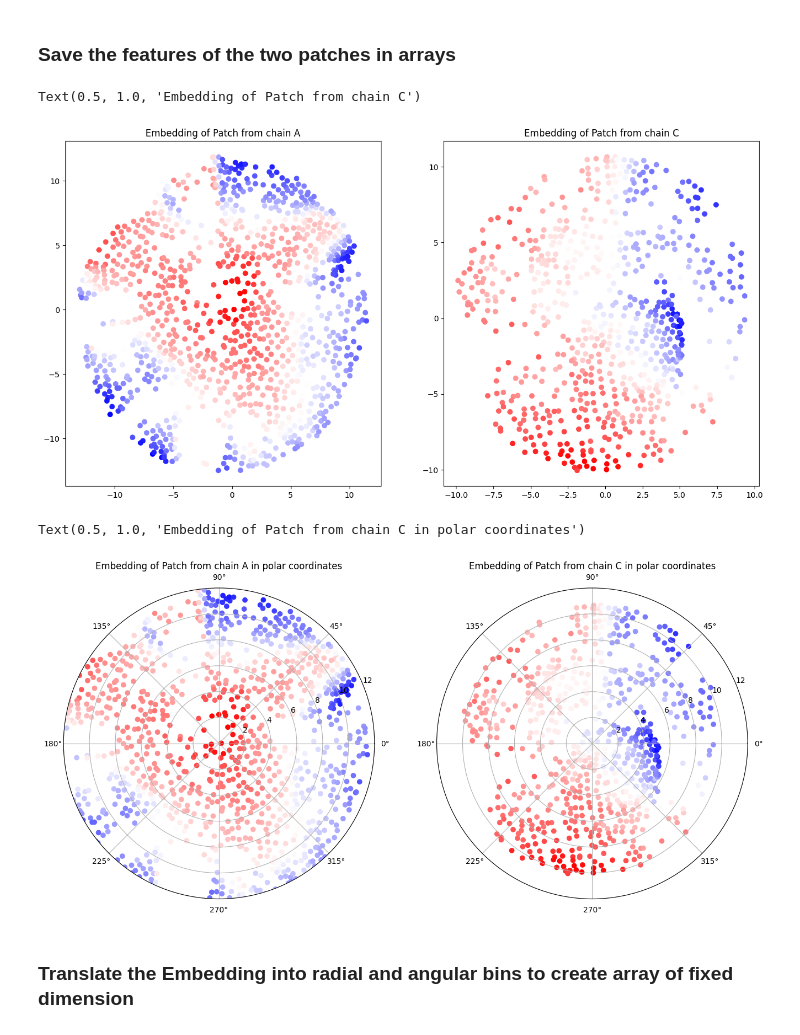
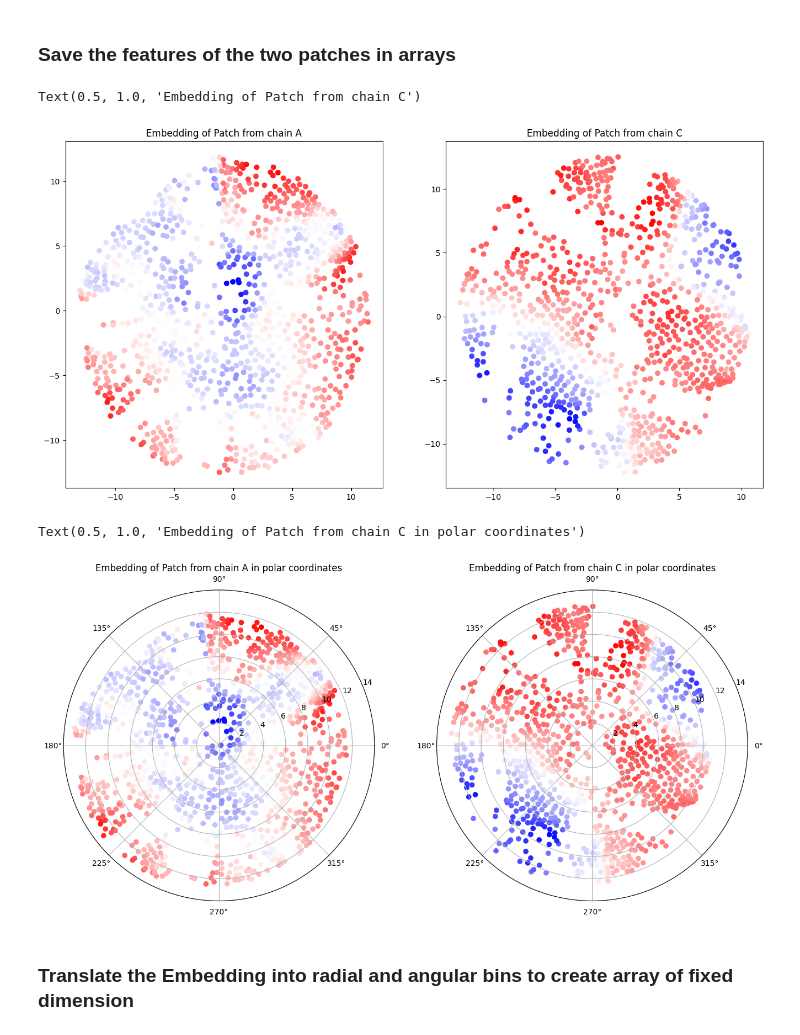
Before and after one commit to DavidGraber/protein_surface_modelling, a Jupyter notebook: main.ipynb, the cells around one changed output. Saved outputs shown, nothing was run; the diff lists cells and outputs as text; code cells hidden in the pictures.

```diff
--- a/main.ipynb
+++ b/main.ipynb
@@ -104,7 +105,7 @@ colors_C[center_C] = green
 #np.save('chain_C_patch_' + str(center_C) + '.npy', patch_C)
 # %%
 patch_A = np.load('chain_A_patch_4419.npy', allow_pickle="TRUE").item()
-patch_C = np.load('chain_C_patch_446.npy', allow_pickle="TRUE").item()
+patch_C = np.load('chain_C_patch_6820.npy', allow_pickle="TRUE").item()
 # %%
 colors_A[patch_A["indeces"]]= green
 #visualize_pointcloud(coords_A, colors = colors_A)
@@ -182,20 +183,20 @@ for ind, member in enumerate(patch_C["second_sel"]):
 features_patch_A = patch_A["features"]
 features_patch_C = patch_C["features"]
 # %%
-feature = 9
+feature = 15
 
 fig, ax = plt.subplots(2, 2, figsize=(16,8))
 
 plt.subplot(1,2,1)
 plt.scatter(embedding_A[:,0], embedding_A[:,1], c = features_patch_A[:,feature], cmap = "bwr")
 plt.title("Embedding of Patch from chain A")
 
 plt.subplot(1,2,2)
 plt.scatter(embedding_C[:,0], embedding_C[:,1], c = features_patch_C[:,feature], cmap = "bwr")
 plt.title("Embedding of Patch from chain C")
 # %% [output]
 Text(0.5, 1.0, 'Embedding of Patch from chain C')
-[figure, old version]
+[figure, new version]
 # %%
 polar_coords_A = cart_to_polar(embedding_A)
 polar_coords_C = cart_to_polar(embedding_C)
@@ -205,16 +206,16 @@ max_rho = 12
 fig = plt.figure(figsize=(16,8))
 A = fig.add_subplot(121, projection='polar')
 plot1 = A.scatter(polar_coords_A[:,1], polar_coords_A[:,0], c = features_patch_A[:,feature], cmap = "bwr")
-A.set_ylim([0, max_rho])
+A.set_ylim([0, max_rho+2])
 plt.title("Embedding of Patch from chain A in polar coordinates")
 
 C= fig.add_subplot(122, projection='polar')
 plot2 = C.scatter(polar_coords_C[:,1], polar_coords_C[:,0], c = features_patch_C[:,feature], cmap = "bwr")
-C.set_ylim([0, max_rho])
+C.set_ylim([0, max_rho+2])
 plt.title("Embedding of Patch from chain C in polar coordinates")
 # %% [output]
 Text(0.5, 1.0, 'Embedding of Patch from chain C in polar coordinates')
-[figure, old version]
+[figure, new version]
 # %%
 # Center the alignment around the mean? Cut off points?
 # %% [markdown]
```
Also changed, not shown: parts of 12 cells of this notebook.
